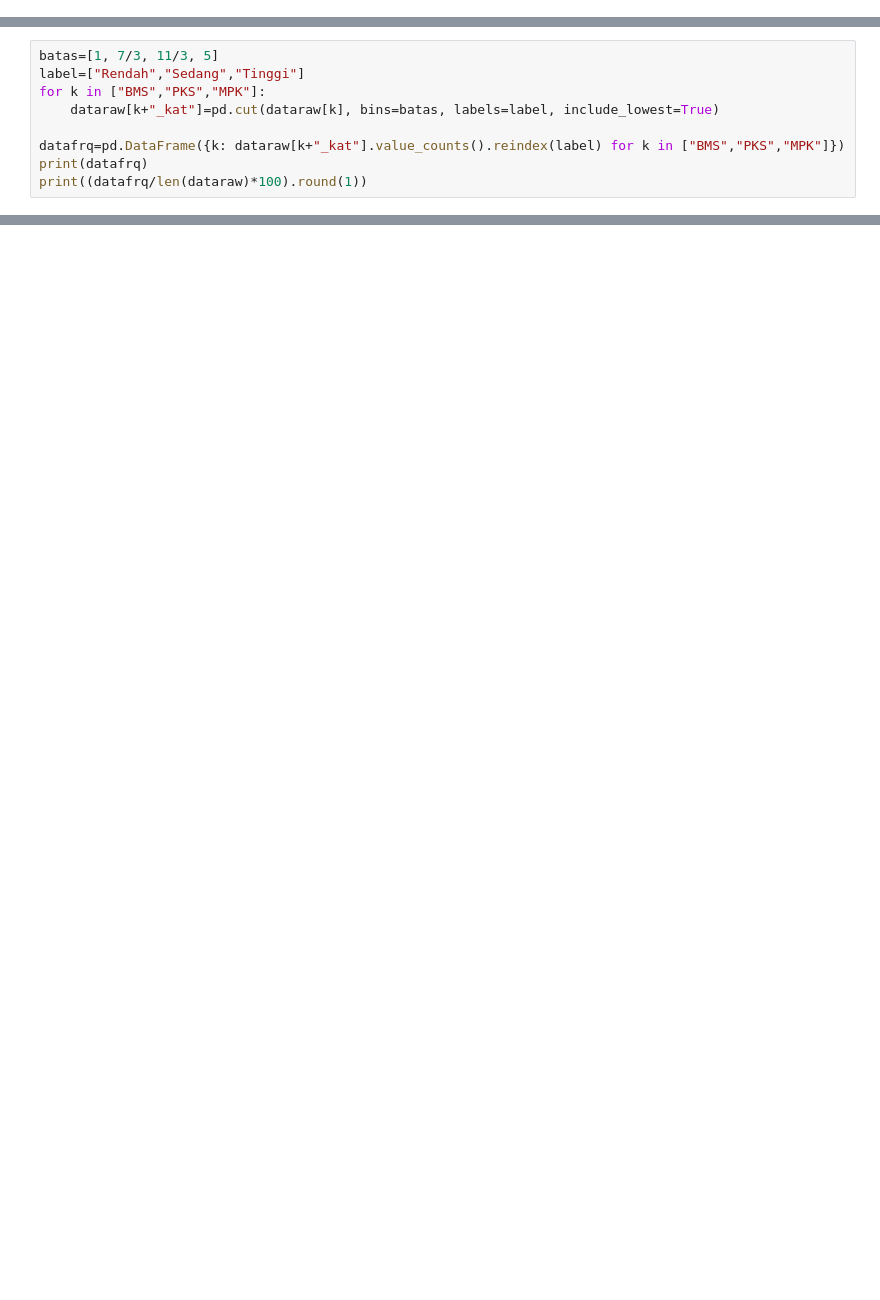
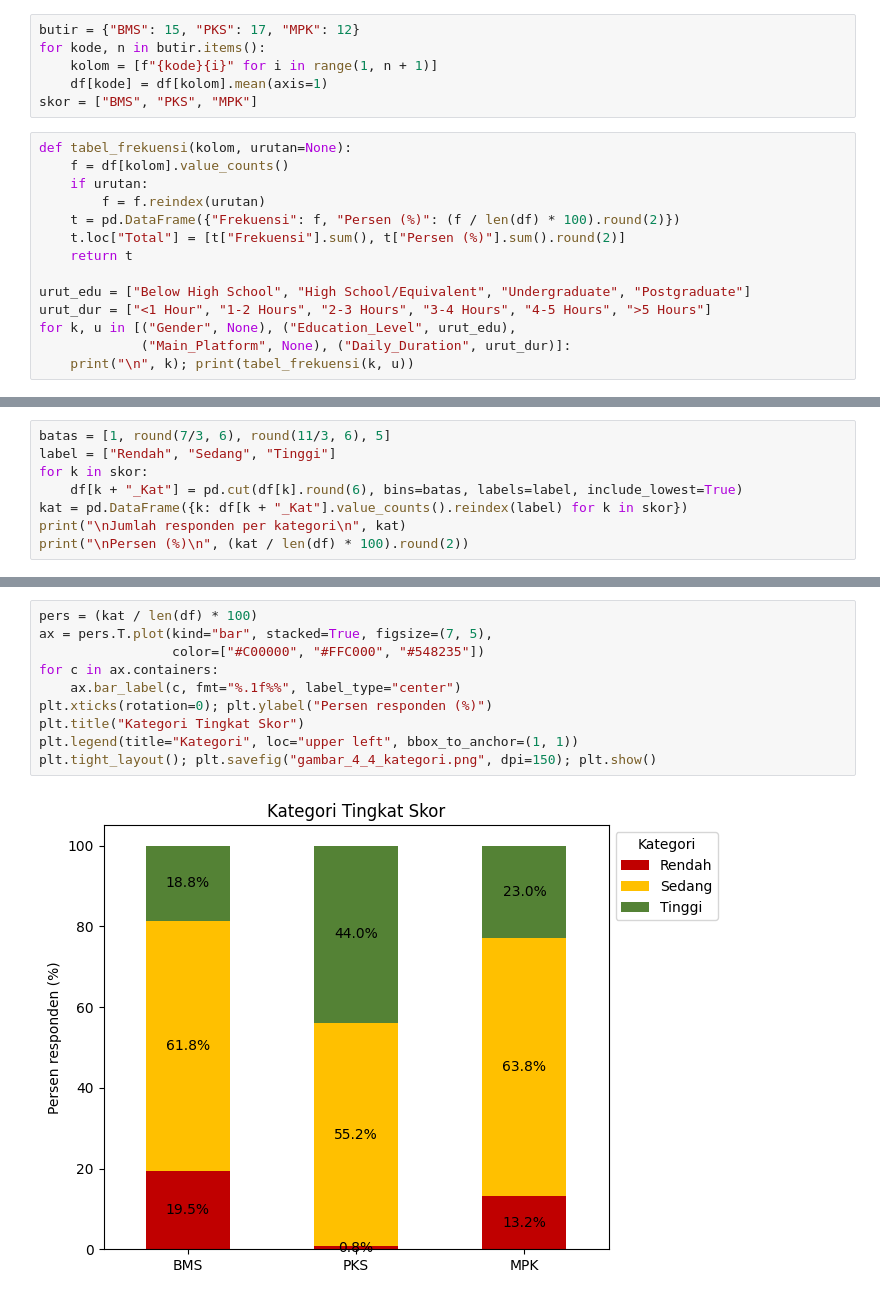
Before and after one commit to Raymond24TI/ProbStat, a Jupyter notebook: MTK_UTS.ipynb, the cells around one changed output, grey strips where cells are left out. Cells and saved outputs as stored; diff of their text form; blank space fills up the shorter version.

```diff
--- a/MTK_UTS.ipynb
+++ b/MTK_UTS.ipynb
@@ -45,0 +16,20 @@ MPK 13 data
+# %%
+butir = {"BMS": 15, "PKS": 17, "MPK": 12}
+for kode, n in butir.items():
+    kolom = [f"{kode}{i}" for i in range(1, n + 1)]
+    df[kode] = df[kolom].mean(axis=1)
+skor = ["BMS", "PKS", "MPK"]
+# %%
+def tabel_frekuensi(kolom, urutan=None):
+    f = df[kolom].value_counts()
+    if urutan:
+        f = f.reindex(urutan)
+    t = pd.DataFrame({"Frekuensi": f, "Persen (%)": (f / len(df) * 100).round(2)})
+    t.loc["Total"] = [t["Frekuensi"].sum(), t["Persen (%)"].sum().round(2)]
+    return t
+
+urut_edu = ["Below High School", "High School/Equivalent", "Undergraduate", "Postgraduate"]
+urut_dur = ["<1 Hour", "1-2 Hours", "2-3 Hours", "3-4 Hours", "4-5 Hours", ">5 Hours"]
+for k, u in [("Gender", None), ("Education_Level", urut_edu),
+             ("Main_Platform", None), ("Daily_Duration", urut_dur)]:
+    print("\n", k); print(tabel_frekuensi(k, u))
@@ -46,10 +83,9 @@ MPK 13 data
 # %%
-batas=[1, 7/3, 11/3, 5]
-label=["Rendah","Sedang","Tinggi"]
-for k in ["BMS","PKS","MPK"]:
-    dataraw[k+"_kat"]=pd.cut(dataraw[k], bins=batas, labels=label, include_lowest=True)
-
-datafrq=pd.DataFrame({k: dataraw[k+"_kat"].value_counts().reindex(label) for k in ["BMS","PKS","MPK"]})
-print(datafrq)
-print((datafrq/len(dataraw)*100).round(1))
+batas = [1, round(7/3, 6), round(11/3, 6), 5]
+label = ["Rendah", "Sedang", "Tinggi"]
+for k in skor:
+    df[k + "_Kat"] = pd.cut(df[k].round(6), bins=batas, labels=label, include_lowest=True)
+kat = pd.DataFrame({k: df[k + "_Kat"].value_counts().reindex(label) for k in skor})
+print("\nJumlah responden per kategori\n", kat)
+print("\nPersen (%)\n", (kat / len(df) * 100).round(2))
 # %% [output]
@@ -229,0 +176,12 @@ n = 353 | Spearman BMS-PKS = -0.003 | p = 0.958
+# %%
+pers = (kat / len(df) * 100)
+ax = pers.T.plot(kind="bar", stacked=True, figsize=(7, 5),
+                 color=["#C00000", "#FFC000", "#548235"])
+for c in ax.containers:
+    ax.bar_label(c, fmt="%.1f%%", label_type="center")
+plt.xticks(rotation=0); plt.ylabel("Persen responden (%)")
+plt.title("Kategori Tingkat Skor")
+plt.legend(title="Kategori", loc="upper left", bbox_to_anchor=(1, 1))
+plt.tight_layout(); plt.savefig("gambar_4_4_kategori.png", dpi=150); plt.show()
+# %% [output]
+[figure, added]
```
Also changed, not shown: parts of 29 cells of this notebook.
